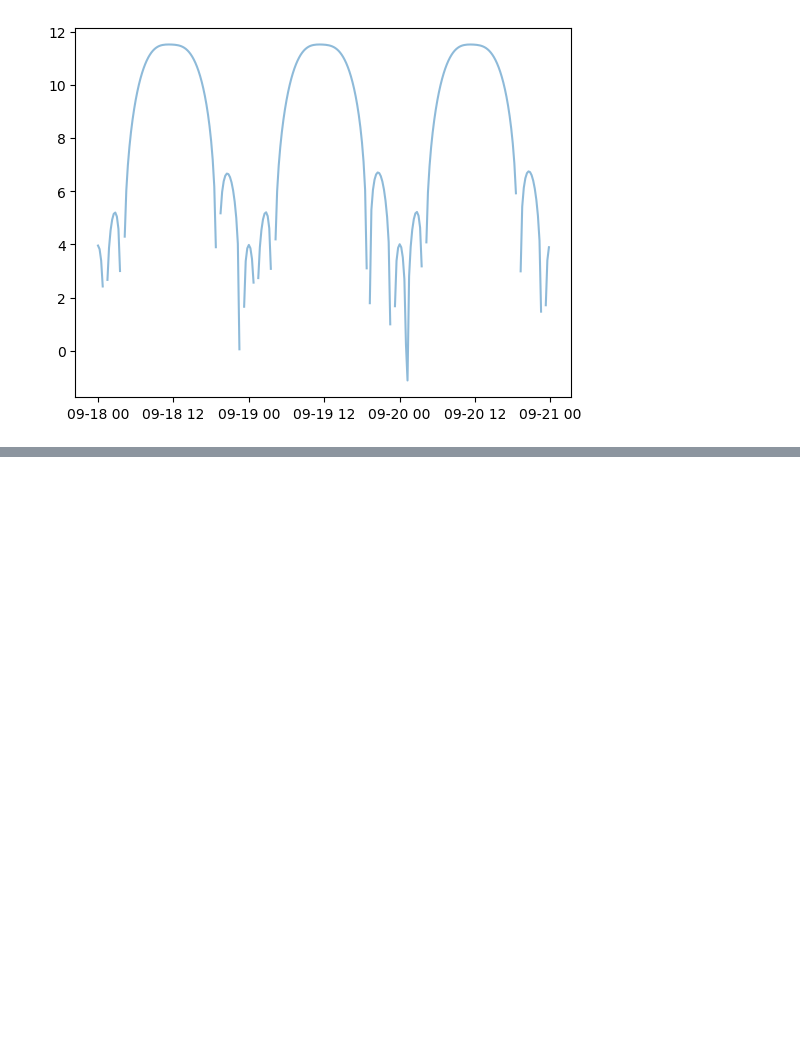
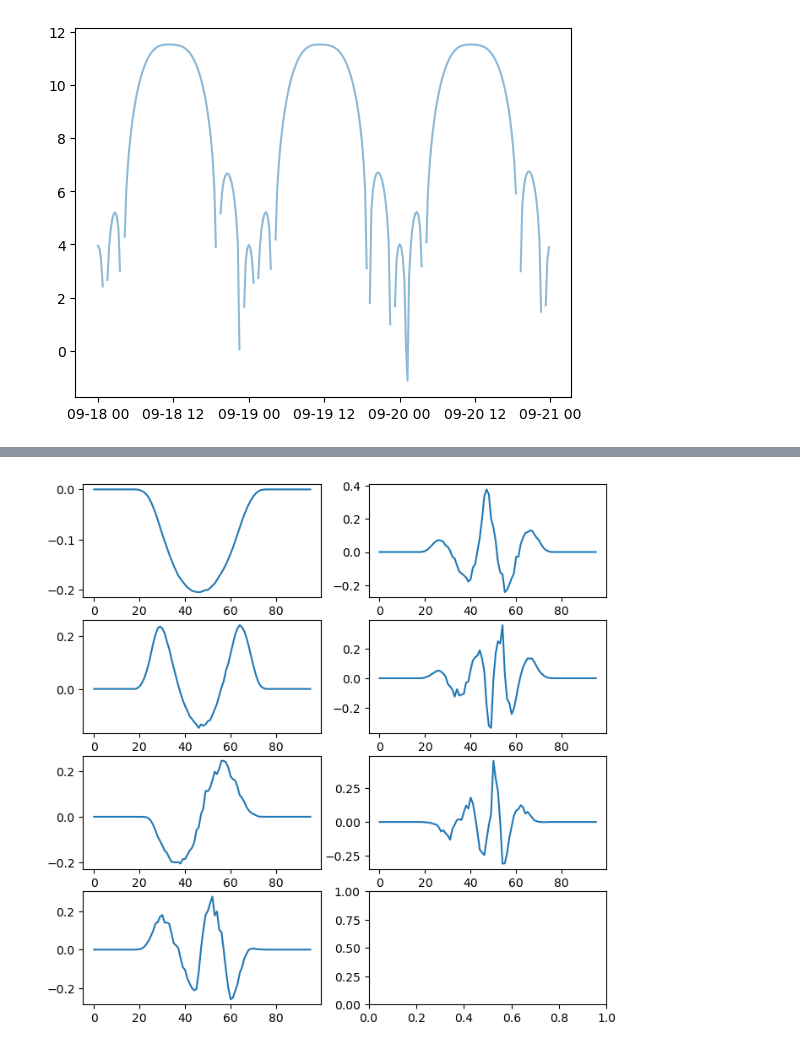
Before and after one commit to cvxgrp/spcqe, a Jupyter notebook: notebooks/statistical_clearsky_demo-Copy1.ipynb, the cells around one changed output, grey strips where cells are left out. Cells and saved outputs as stored; diff of their text form; code cells hidden in the pictures; blank space fills up the shorter version.

```diff
--- a/notebooks/statistical_clearsky_demo-Copy1.ipynb
+++ b/notebooks/statistical_clearsky_demo-Copy1.ipynb
@@ -122,0 +131,9 @@ plt.plot(xs, np.log(spq.fit_quantiles[slc]), alpha=0.5)
+# %%
+fig, axes = plt.subplots(nrows=4, ncols=2, figsize=(8, 8))
+for ix in range(7):
+    i = ix % 4
+    j = ix // 4
+    axes[i, j].plot(U.T[ix]);
+plt.show()
+# %% [output]
+[figure, added]
```
Also changed, not shown: parts of 8 cells of this notebook, 3 other files.
